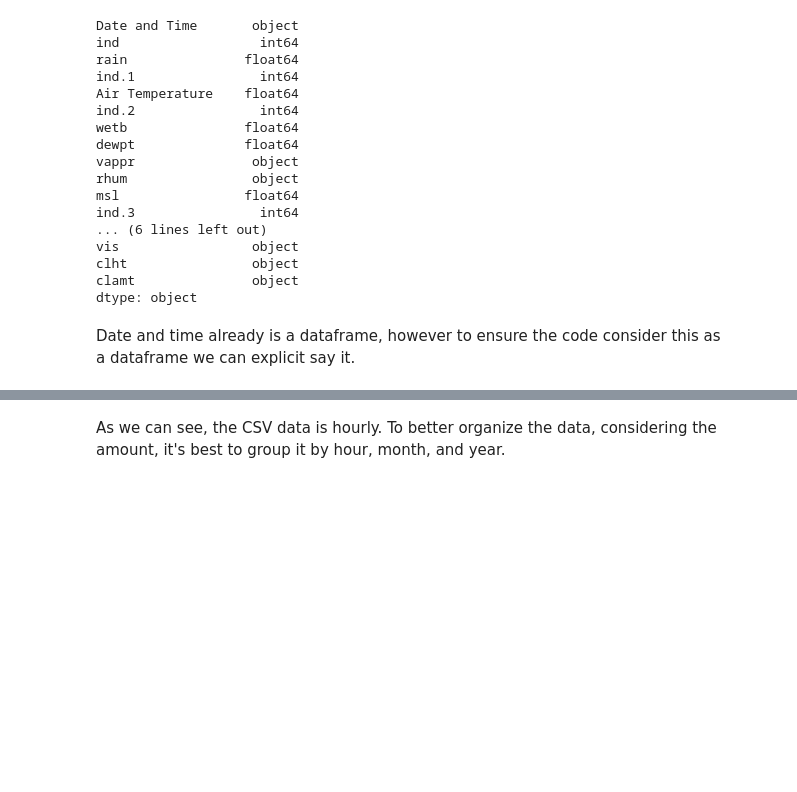
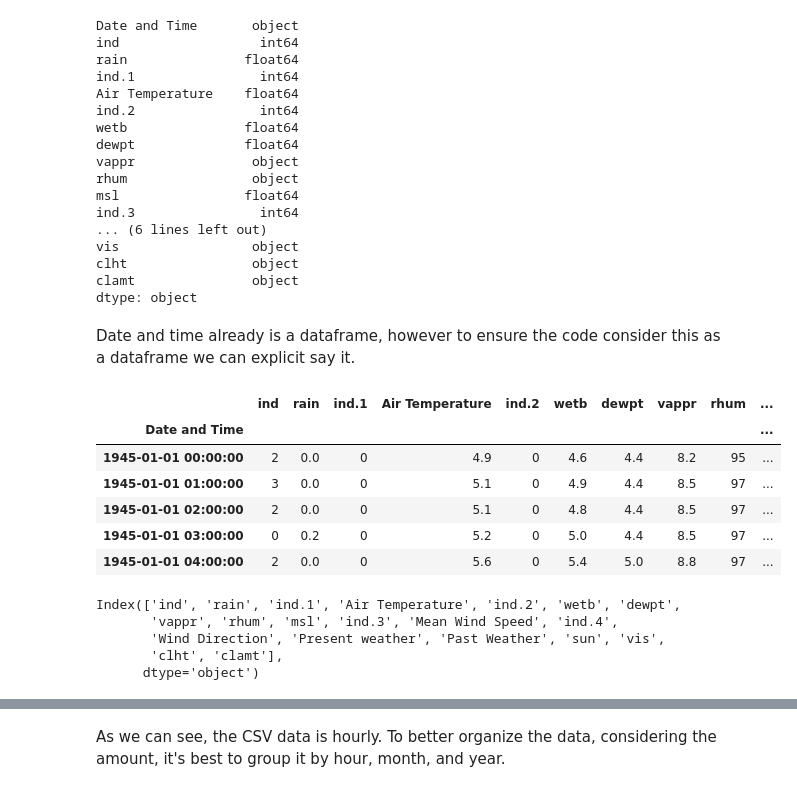
Before and after one commit to tanyasanjuan/pfda-project, a Jupyter notebook: wind.ipynb, the cells around one changed output, grey strips where cells are left out. Saved outputs shown, nothing was run; the diff lists cells and outputs as text; code cells hidden in the pictures; blank space fills up the shorter version.

Commit message:
set the data and time column as the index

```diff
--- a/wind.ipynb
+++ b/wind.ipynb
@@ -132,3 +132,25 @@ dtype: object
 Date and time already is a dataframe, however to ensure the code consider this as a dataframe we can explicit say it.
 # %%
 df['Date and Time'] = df['Date and Time'].astype('datetime64[ns]')
+
+# Set the 'Date and Time' column as the index
+df.set_index('Date and Time', inplace=True)
+df = df.sort_index()
+df.head()
+# %% [output]
+|  | ind | rain | ind.1 | Air Temperature | ind.2 | wetb | dewpt | vappr | rhum | ... |
+| Date and Time |  |  |  |  |  |  |  |  |  | ... |
+| 1945-01-01 00:00:00 | 2 | 0.0 | 0 | 4.9 | 0 | 4.6 | 4.4 | 8.2 | 95 | ... |
+| 1945-01-01 01:00:00 | 3 | 0.0 | 0 | 5.1 | 0 | 4.9 | 4.4 | 8.5 | 97 | ... |
+| 1945-01-01 02:00:00 | 2 | 0.0 | 0 | 5.1 | 0 | 4.8 | 4.4 | 8.5 | 97 | ... |
+| 1945-01-01 03:00:00 | 0 | 0.2 | 0 | 5.2 | 0 | 5.0 | 4.4 | 8.5 | 97 | ... |
+| 1945-01-01 04:00:00 | 2 | 0.0 | 0 | 5.6 | 0 | 5.4 | 5.0 | 8.8 | 97 | ... |
+# %%
+# verify the columns
+df.columns
+# %% [output]
+Index(['ind', 'rain', 'ind.1', 'Air Temperature', 'ind.2', 'wetb', 'dewpt',
+       'vappr', 'rhum', 'msl', 'ind.3', 'Mean Wind Speed', 'ind.4',
+       'Wind Direction', 'Present weather', 'Past Weather', 'sun', 'vis',
+       'clht', 'clamt'],
+      dtype='object')
```
Also changed, not shown: parts of 5 cells of this notebook.
